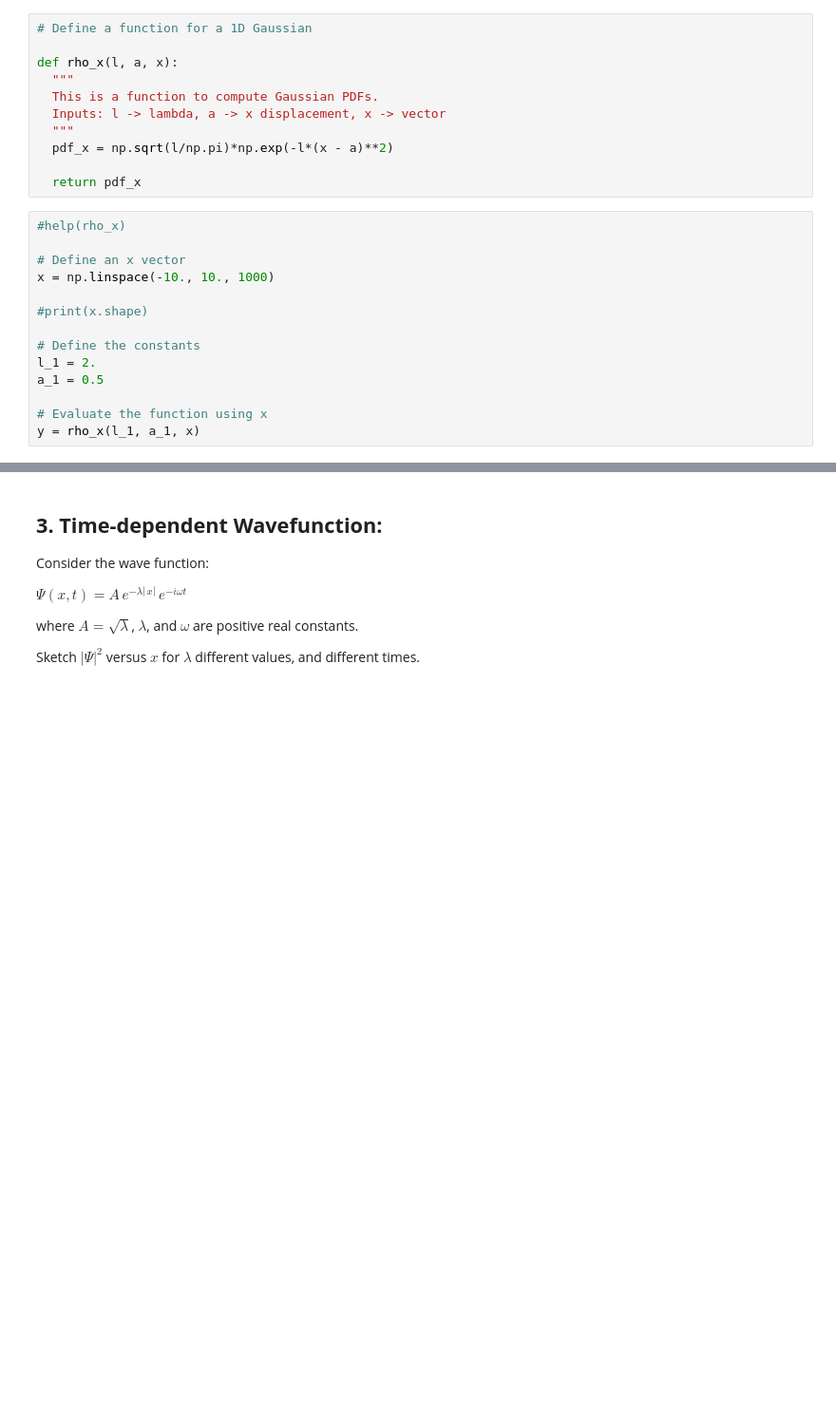
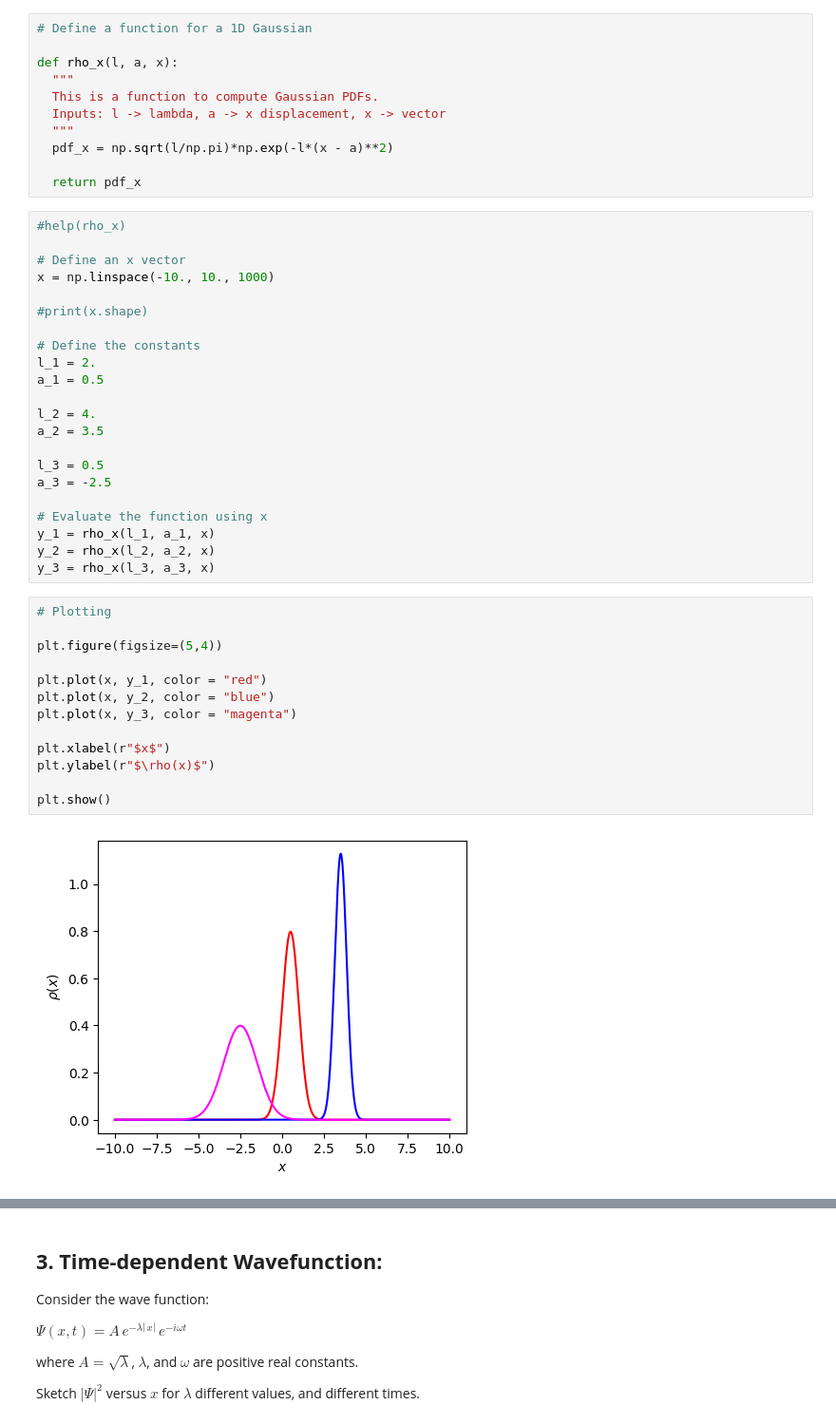
Before and after one commit to wbandabarragan/quantum-mechanics-1, a Jupyter notebook: python-resources/python_for_QM04.ipynb, the cells around one changed output, grey strips where cells are left out. Shown at 95% size. Cells and saved outputs as stored; diff of their text form; blank space fills up the shorter version.

```diff
--- a/python-resources/python_for_QM04.ipynb
+++ b/python-resources/python_for_QM04.ipynb
@@ -38,5 +38,28 @@ x = np.linspace(-10., 10., 1000)
 l_1 = 2.
 a_1 = 0.5
 
+l_2 = 4.
+a_2 = 3.5
+
+l_3 = 0.5
+a_3 = -2.5
+
 # Evaluate the function using x
-y = rho_x(l_1, a_1, x)
+y_1 = rho_x(l_1, a_1, x)
+y_2 = rho_x(l_2, a_2, x)
+y_3 = rho_x(l_3, a_3, x)
+# %%
+# Plotting
+
+plt.figure(figsize=(5,4))
+
+plt.plot(x, y_1, color = "red")
+plt.plot(x, y_2, color = "blue")
+plt.plot(x, y_3, color = "magenta")
+
+plt.xlabel(r"$x$")
+plt.ylabel(r"$\rho(x)$")
+
+plt.show()
+# %% [output]
+[figure, added]
```
Also changed, not shown: parts of 6 cells of this notebook.
